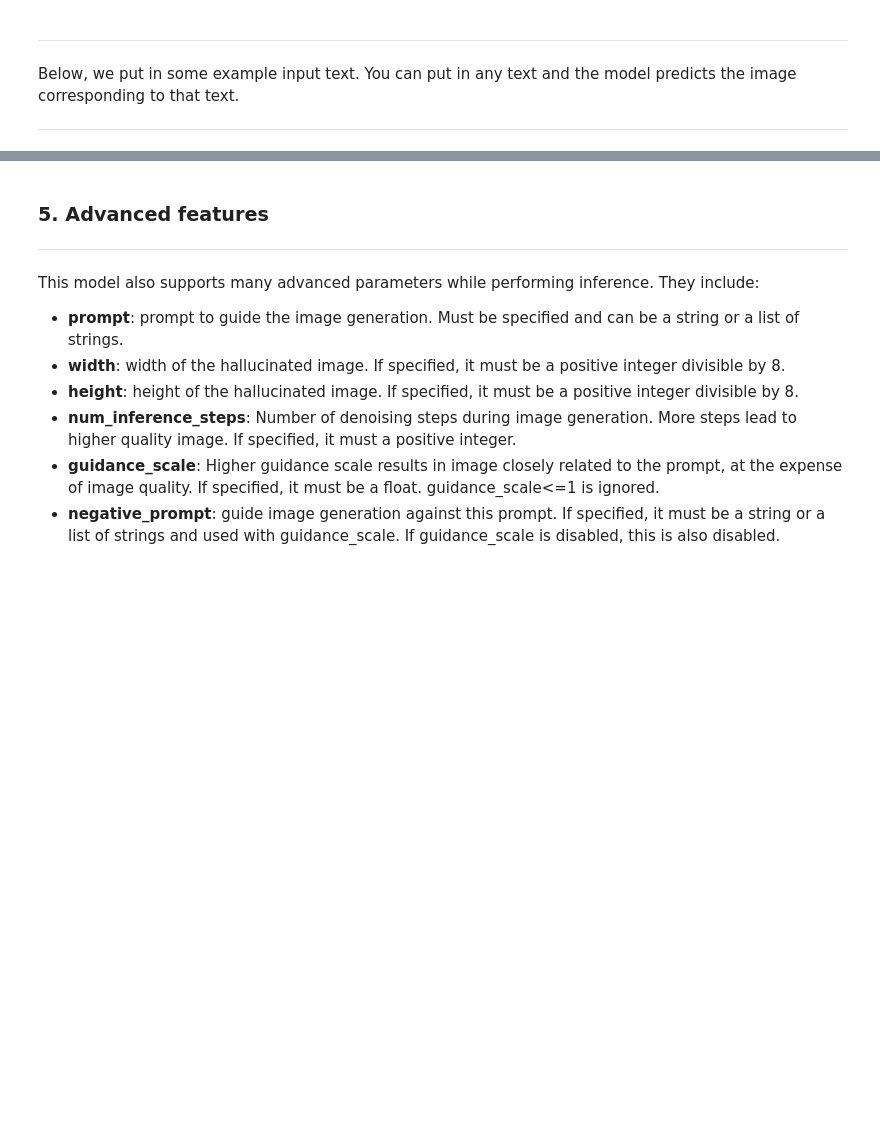
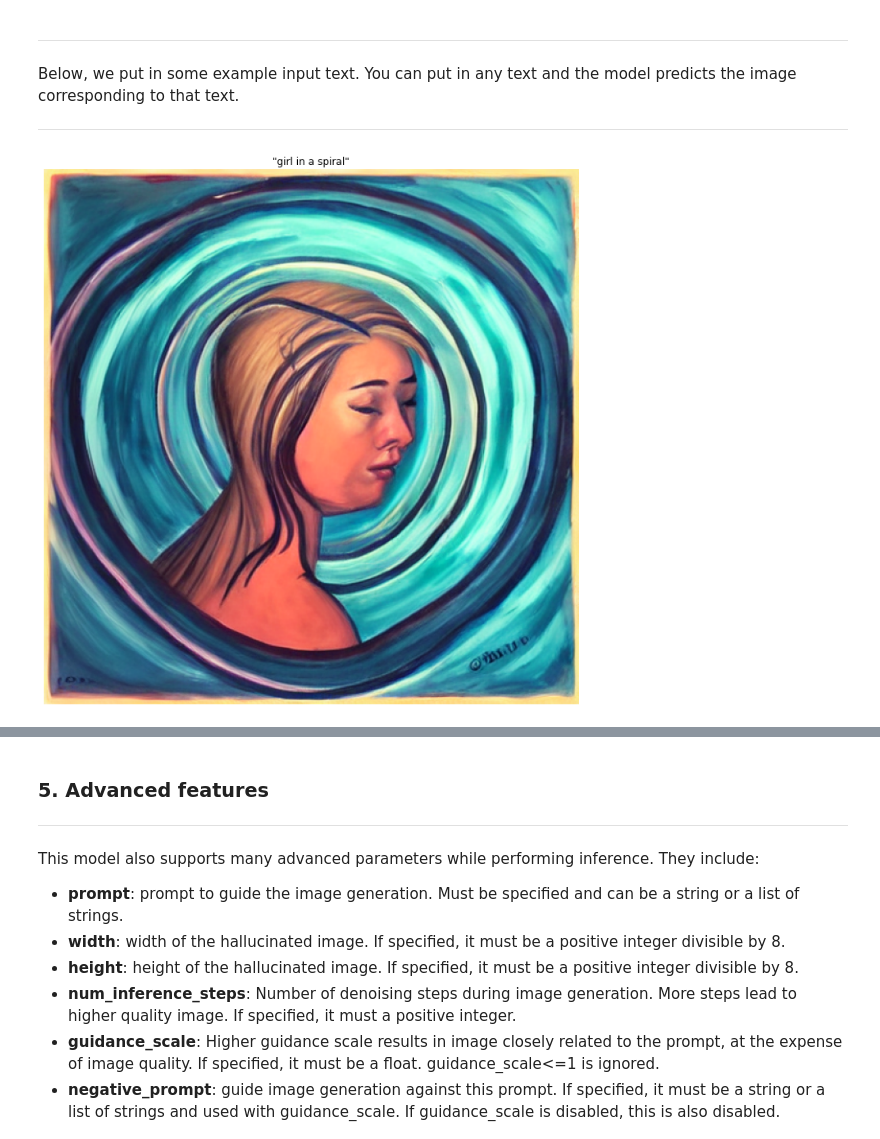
Before and after one commit to aws-samples/sagemaker-foundation-model-examples, a Jupyter notebook: JumpStart-Models/huggingface-text-to-image-stable-diffusion-SDK.ipynb, the cells around one changed output, grey strips where cells are left out. Cells and saved outputs as stored; diff of their text form; code cells hidden in the pictures; blank space fills up the shorter version.

```diff
--- a/JumpStart-Models/huggingface-text-to-image-stable-diffusion-SDK.ipynb
+++ b/JumpStart-Models/huggingface-text-to-image-stable-diffusion-SDK.ipynb
@@ -157,6 +161,13 @@ def display_img_and_prompt(img, prmpt):
 Below, we put in some example input text. You can put in any text and the model predicts the image corresponding to that text.
 
 ---
+# %%
+text = "girl in a spiral"
+query_response = query(model_predictor, text)
+img, prmpt = parse_response(query_response)
+display_img_and_prompt(img, prmpt)
+# %% [output]
+[figure, added]
 # %%
 text = "cottage in impressionist style"
 query_response = query(model_predictor, text)
```
Also changed, not shown: parts of 4 cells of this notebook, 6 other files.
